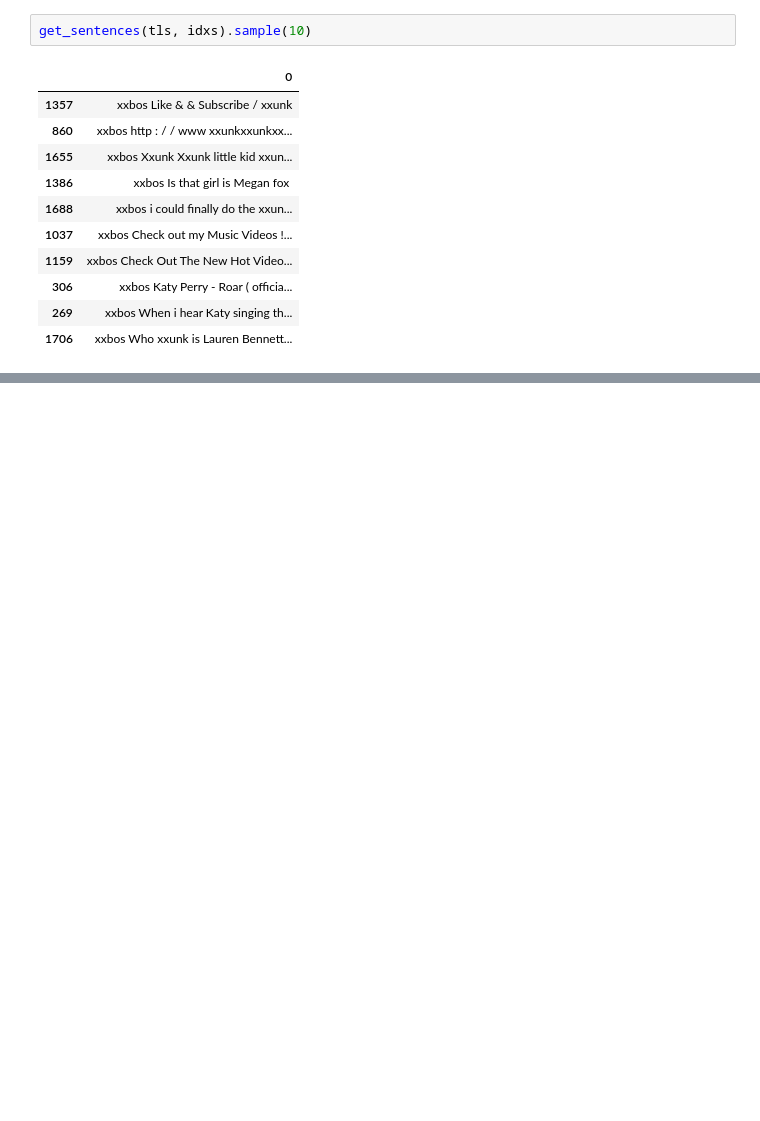
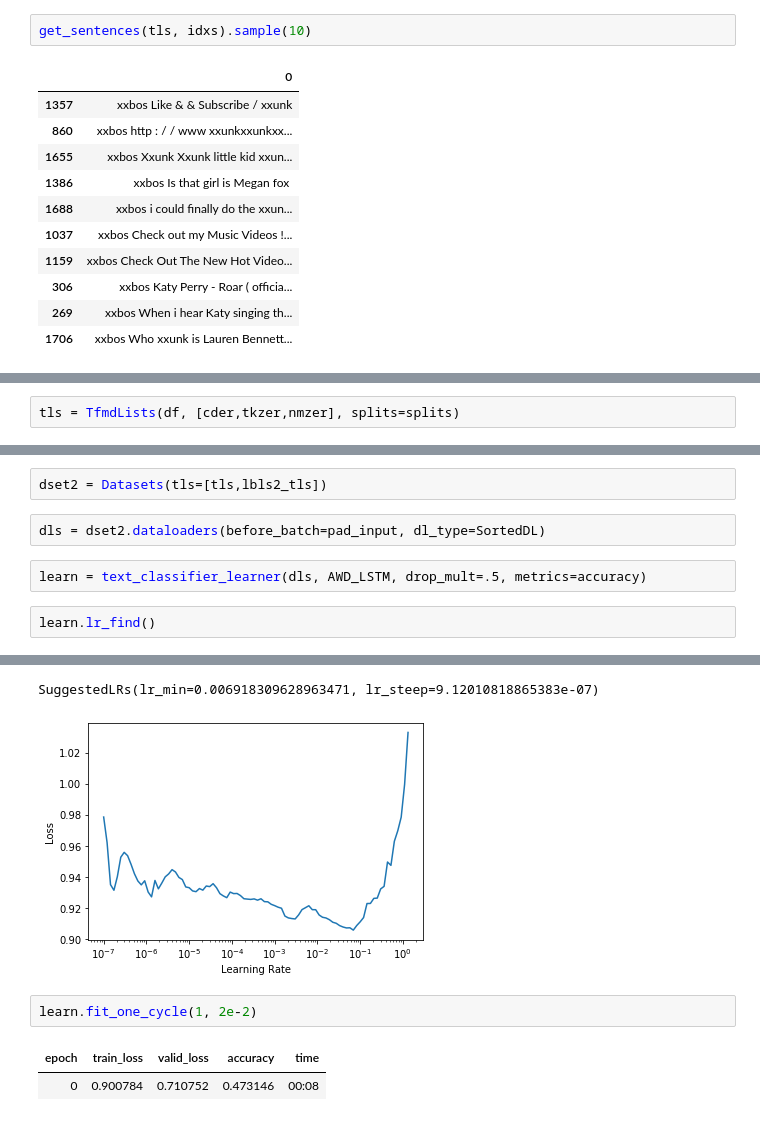
Before and after one commit to lgvaz/lazylabel, a Jupyter notebook: examples/youtube_spam.ipynb, the cells around one changed output, grey strips where cells are left out. Drawn from its saved outputs; the diff is of its cells as text; blank space fills up the shorter version.

```diff
--- a/examples/youtube_spam.ipynb
+++ b/examples/youtube_spam.ipynb
@@ -259,0 +348,2 @@ get_sentences(tls, idxs).sample(10)
+# %%
+tls = TfmdLists(df, [cder,tkzer,nmzer], splits=splits)
@@ -259,0 +352,9 @@ get_sentences(tls, idxs).sample(10)
+# %%
+dset2 = Datasets(tls=[tls,lbls2_tls])
+# %%
+dls = dset2.dataloaders(before_batch=pad_input, dl_type=SortedDL)
+# %%
+learn = text_classifier_learner(dls, AWD_LSTM, drop_mult=.5, metrics=accuracy)
+# %%
+learn.lr_find()
+# %% [output]
@@ -259,0 +362,7 @@ get_sentences(tls, idxs).sample(10)
+SuggestedLRs(lr_min=0.006918309628963471, lr_steep=9.12010818865383e-07)
+[figure, added]
+# %%
+learn.fit_one_cycle(1, 2e-2)
+# %% [output]
+| epoch | train_loss | valid_loss | accuracy | time |
+| 0 | 0.900784 | 0.710752 | 0.473146 | 00:08 |
```
Also changed, not shown: parts of 35 cells of this notebook, 4 other files.
